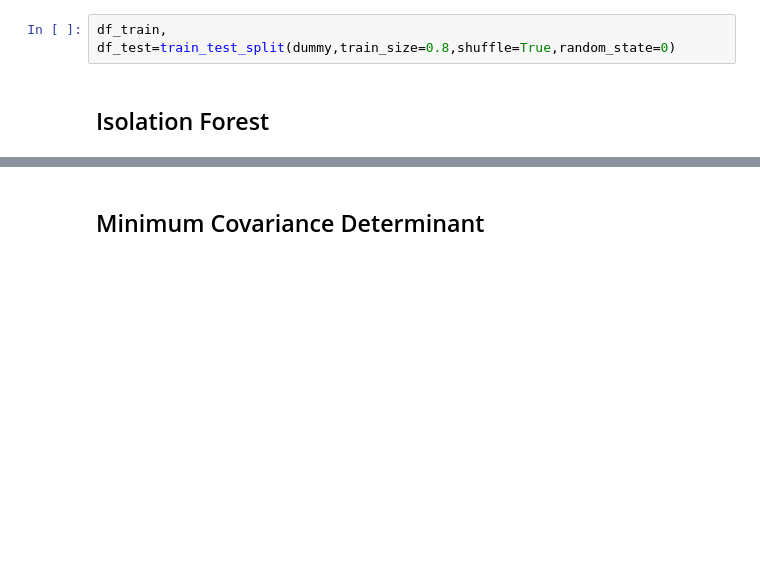
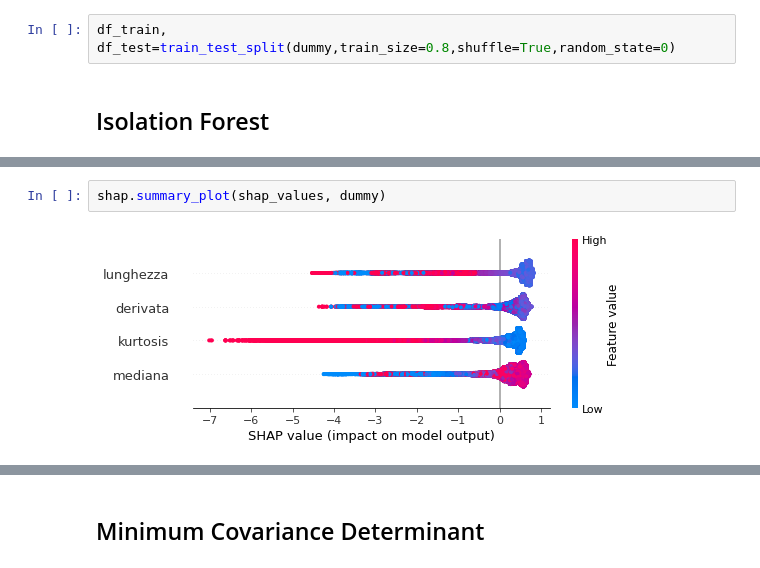
Before and after one commit to DavideMobilia/Anomaly-Detection, a Jupyter notebook: Scripts/Machine Learning_voltage.ipynb, the cells around one changed output, grey strips where cells are left out. Drawn from its saved outputs; the diff is of its cells as text; blank space fills up the shorter version.

```diff
--- a/Scripts/Machine Learning_voltage.ipynb
+++ b/Scripts/Machine Learning_voltage.ipynb
@@ -115,0 +123,4 @@ shap.summary_plot(shap_values, df_test)
+# %%
+shap.summary_plot(shap_values, dummy)
+# %% [output]
+[figure, added]
```
Also changed, not shown: parts of 20 cells of this notebook, 1 other file.
